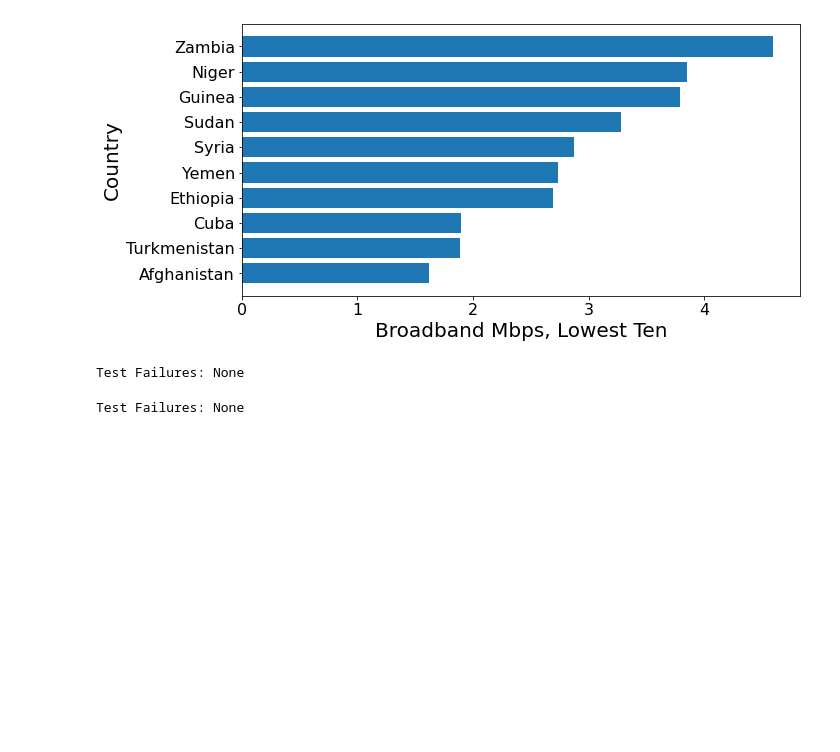
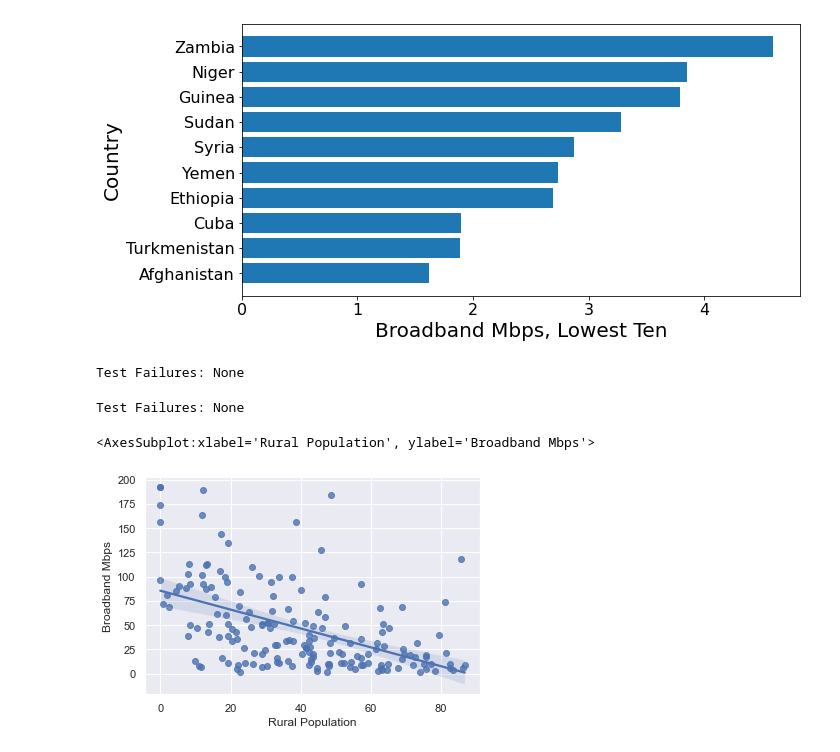
Before and after one commit to das5pzq/DS-2001_Project, a Jupyter notebook: DS_2001_Project_Final.ipynb, the cells around one changed output. Cells and saved outputs as stored; diff of their text form; code cells hidden in the pictures; blank space fills up the shorter version.

```diff
--- a/DS_2001_Project_Final.ipynb
+++ b/DS_2001_Project_Final.ipynb
@@ -102,3 +98,42 @@ test_max = data_broadband.nlargest(n=10,columns = ['Broadband Mbps'])
 print('Test Failures:',tc.assertCountEqual(test_max,max_broadband))
 # %% [output]
 Test Failures: None
+# %%
+import pandas as pd
+import numpy as np
+import matplotlib.pyplot as plt
+import seaborn as sns
+
+data = pd.read_csv('Data.csv')
+
+data_broadband = data.dropna(subset = ['Country','Broadband Speed Rank','Broadband Mbps'])
+data_mobile = data.dropna(subset = ['Country','Mobile Speed Rank','Mobile Mbps'])
+
+data_broadband.to_csv('Broadband.csv')
+data_mobile.to_csv('Mobile.csv')
+
+data_rural = pd.read_csv('rural_pop_percent.csv')
+data_rural_pop = data_rural.loc[:,['Country Name','Percent']].dropna() ### Drop na's in these columns
+data_rural_pop.to_csv("Rural Percentages.csv")
+### Data Cleaning, 'Rural Percetentage.csv already made'
+data_broadband_speed = data.loc[:,['Country','Broadband Mbps']].dropna()
+data_broadband_speed.sort_values(by=['Country'], ascending=True)
+data_broadband_speed.to_csv("Broadband Speed.csv")
+
+broadBandSpeed = pd.read_csv('Broadband Speed.csv')
+ruralPercent = pd.read_csv('Rural Percentages.csv')
+
+sns.set_theme(color_codes = True)
+
+#sns.regplot(x = cor['Rural Population'], y=cor['Broadband Mbps'], data = cor)
+cor = pd.read_csv('cor1.csv')
+
+cor.dropna()
+#cor.plot(kind = 'scatter', x = 'Rural Population', y = 'Broadband Mbps')
+#plt.show()
+sns.set_theme(color_codes = True)
+### Create a regression correlation plot ###
+sns.regplot(x = cor['Rural Population'], y=cor['Broadband Mbps'], data = cor)
+# %% [output]
+<AxesSubplot:xlabel='Rural Population', ylabel='Broadband Mbps'>
+[figure, added]
```
Also changed, not shown: parts of 7 cells of this notebook, 11 other files.
